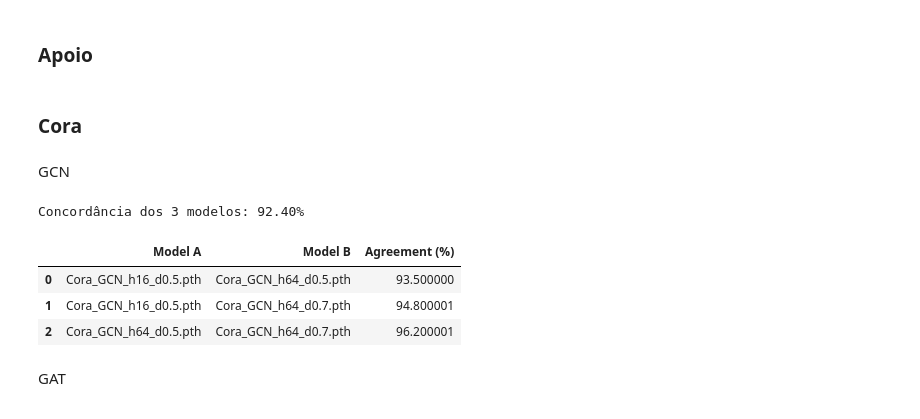
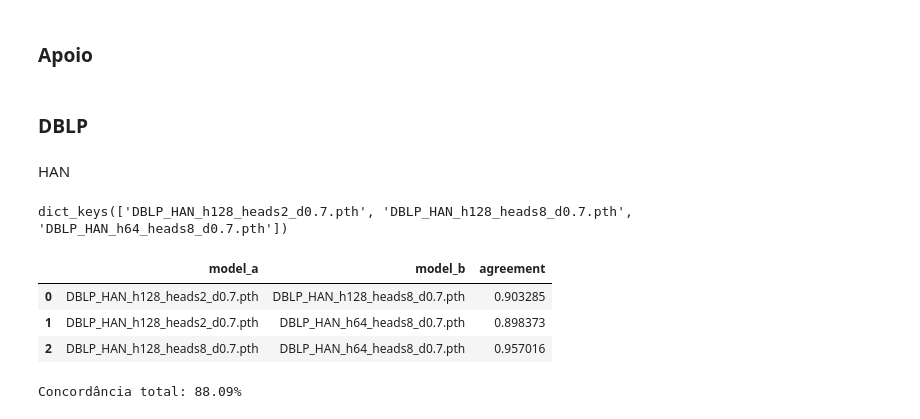
Before and after one commit to J0hnV1ct0r/Tabalho-Final-XAI, a Jupyter notebook: Cenario_Heterogenio_xai.ipynb, the cells around one changed output. Saved outputs shown, nothing was run; the diff lists cells and outputs as text; code cells hidden in the pictures.

```diff
--- a/Cenario_Heterogenio_xai.ipynb
+++ b/Cenario_Heterogenio_xai.ipynb
@@ -736,36 +891,60 @@ def pairwise_agreement(
 # %% [markdown]
-### Cora
+### DBLP
 # %% [markdown]
-GCN
+HAN
 # %%
-cora_gcn_models = load_saved_models(
-    "Cora",
-    "GCN"
+han_models = load_han_models(
+
+    TOP_DIR,
+
+    dblp_new,
+
+    device
+
 )
+# %%
+han_models.keys()
+# %% [output]
+dict_keys(['DBLP_HAN_h128_heads2_d0.7.pth', 'DBLP_HAN_h128_heads8_d0.7.pth', 'DBLP_HAN_h64_heads8_d0.7.pth'])
 # %%
-agreement_GCN_cora = agreement_all_models(
-    cora_gcn_models,
-    cora,
-    node_mask=cora.test_mask
+agreement_df = pairwise_agreement(
+
+    han_models,
+
+    dblp_new,
+
+    dblp_new["author"].test_mask
+
 )
 
-print(
-    f"Concordância dos 3 modelos: {agreement_GCN_cora:.2f}%"
-)
+agreement_df
 # %% [output]
-Concordância dos 3 modelos: 92.40%
+|  | model_a | model_b | agreement |
+| 0 | DBLP_HAN_h128_heads2_d0.7.pth | DBLP_HAN_h128_heads8_d0.7.pth | 0.903285 |
+| 1 | DBLP_HAN_h128_heads2_d0.7.pth | DBLP_HAN_h64_heads8_d0.7.pth | 0.898373 |
+| 2 | DBLP_HAN_h128_heads8_d0.7.pth | DBLP_HAN_h64_heads8_d0.7.pth | 0.957016 |
 # %%
-pairwise__GCN_cora_df = pairwise_agreement(
-    cora_gcn_models,
-    cora,
-    node_mask=cora.test_mask
+agreement_mask = full_agreement_nodes(
+
+    han_models,
+
+    dblp_new,
+
+    dblp_new["author"].test_mask
+
+)
+agreement_rate = (
+
+    agreement_mask.sum().item()
+
+    /
+
+    dblp_new["author"].test_mask.sum().item()
+
 )
 
-pairwise__GCN_cora_df
+print(
+    f"Concordância total: {agreement_rate:.2%}"
+)
 # %% [output]
-|  | Model A | Model B | Agreement (%) |
-| 0 | Cora_GCN_h16_d0.5.pth | Cora_GCN_h64_d0.5.pth | 93.500000 |
-| 1 | Cora_GCN_h16_d0.5.pth | Cora_GCN_h64_d0.7.pth | 94.800001 |
-| 2 | Cora_GCN_h64_d0.5.pth | Cora_GCN_h64_d0.7.pth | 96.200001 |
+Concordância total: 88.09%
-# %% [markdown]
-GAT
```
Also changed, not shown: parts of 37 cells of this notebook, 1 other file.
